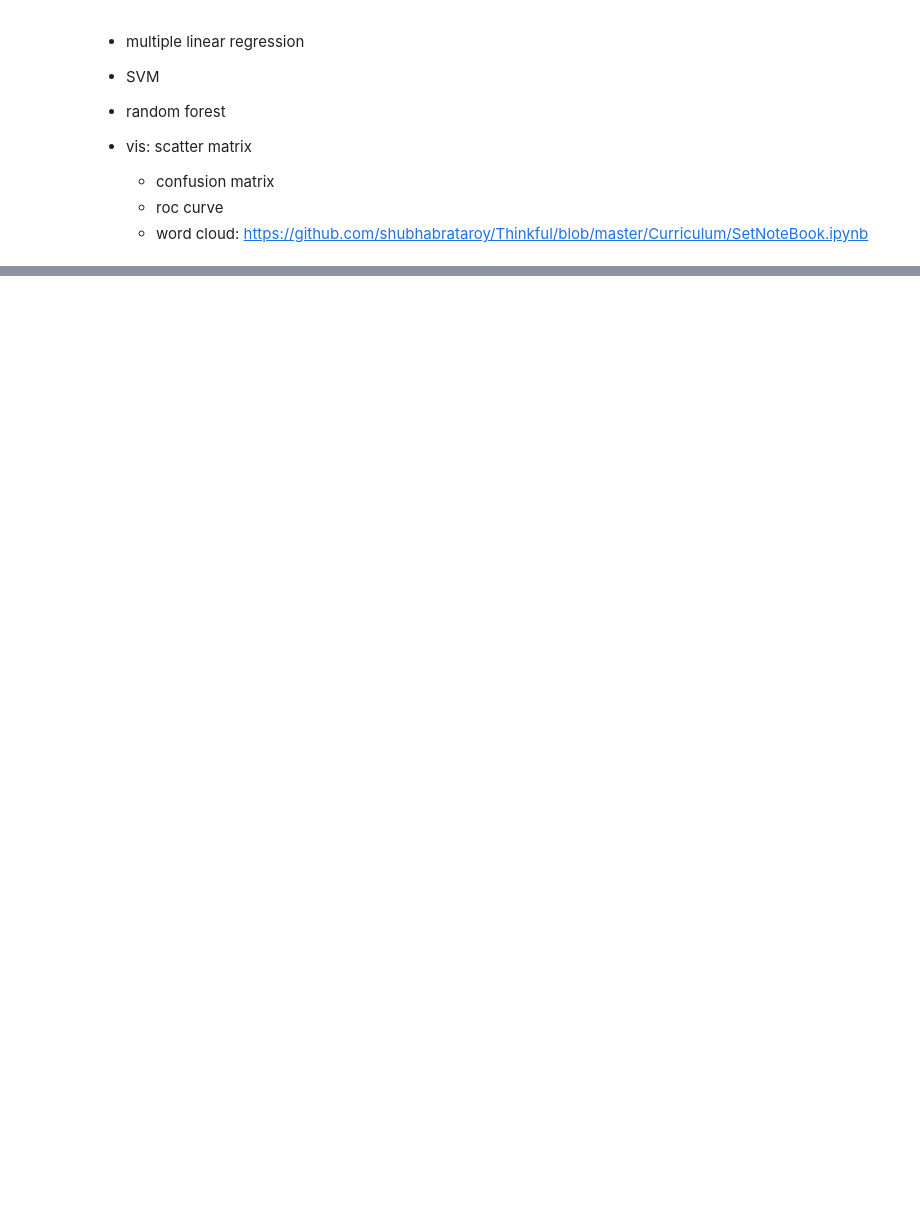
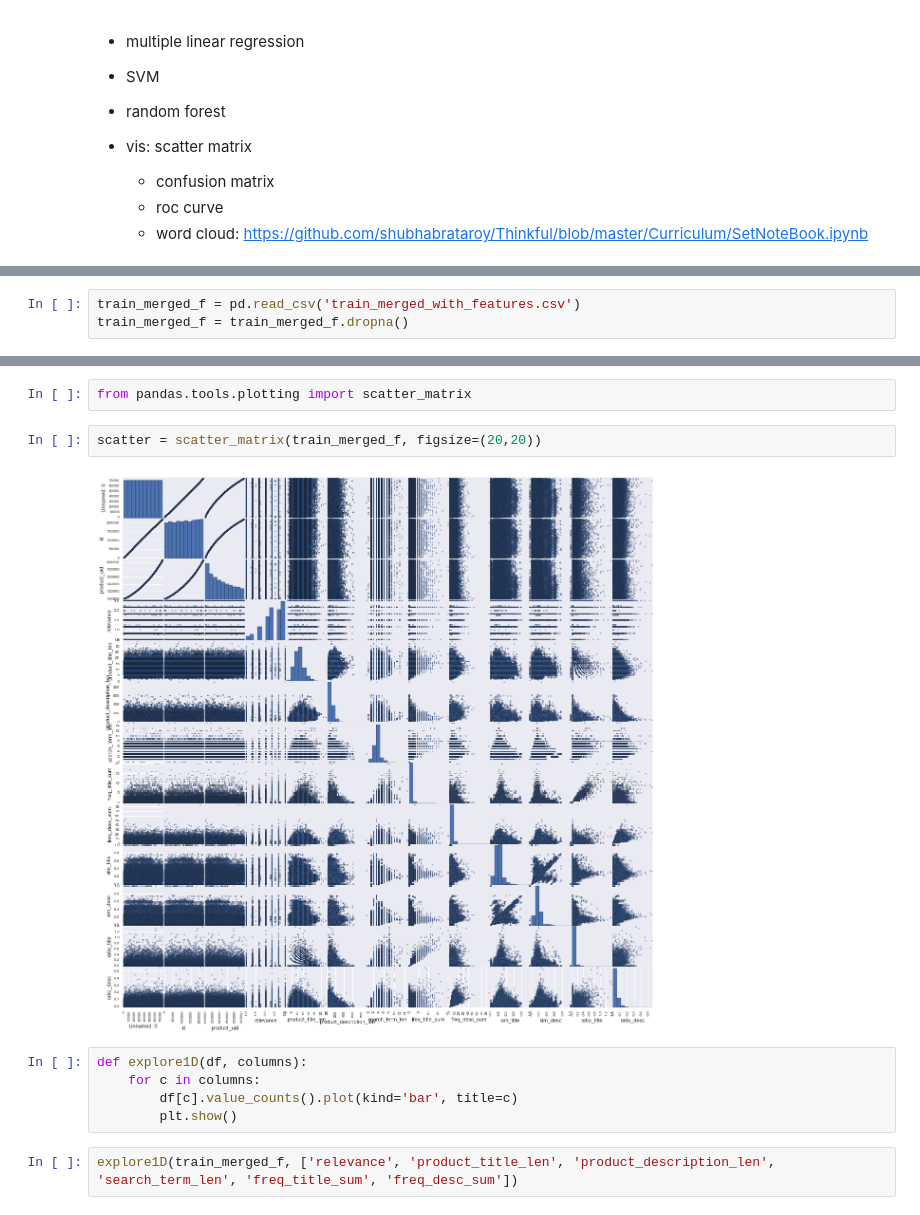
Before and after one commit to zxzjim/MyThinkful, a Jupyter notebook: CapStoneProject_n/Home Depot Product Search Relevance.ipynb, the cells around one changed output, grey strips where cells are left out. Saved outputs shown, nothing was run; the diff lists cells and outputs as text; blank space fills up the shorter version.

Commit message:
scattermatrix, basic vis, random forest added

```diff
--- a/CapStoneProject_n/Home Depot Product Search Relevance.ipynb
+++ b/CapStoneProject_n/Home Depot Product Search Relevance.ipynb
@@ -566,0 +569,3 @@ train_merged.to_csv('train_merged_with_features.csv')
+# %%
+train_merged_f = pd.read_csv('train_merged_with_features.csv')
+train_merged_f = train_merged_f.dropna()
@@ -566,0 +593,13 @@ train_merged.to_csv('train_merged_with_features.csv')
+# %%
+from pandas.tools.plotting import scatter_matrix
+# %%
+scatter = scatter_matrix(train_merged_f, figsize=(20,20))
+# %% [output]
+[figure, added]
+# %%
+def explore1D(df, columns):
+    for c in columns:
+        df[c].value_counts().plot(kind='bar', title=c)
+        plt.show()
+# %%
+explore1D(train_merged_f, ['relevance', 'product_title_len', 'product_description_len', 'search_term_len', 'freq_title_sum', 'freq_desc_sum'])
```
Also changed, not shown: parts of 10 cells of this notebook, 1 other file.
